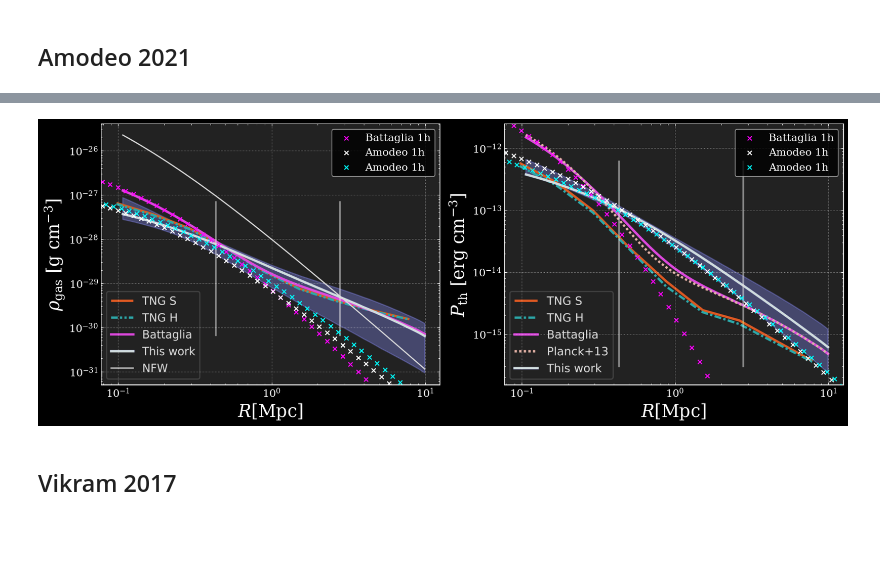
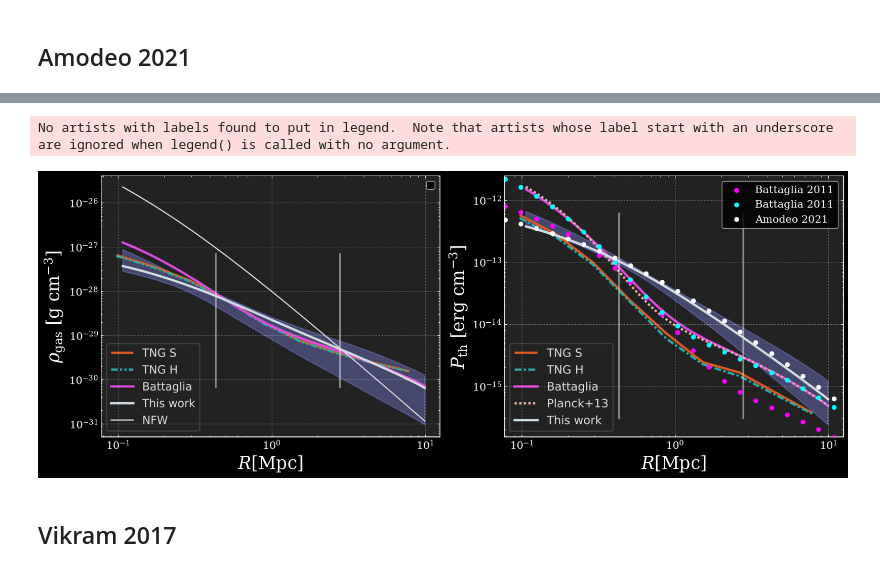
Before and after one commit to chadpopik/CAPPIBARAS, a Jupyter notebook: Models/ProfilesCheck.ipynb, the cells around one changed output, grey strips where cells are left out. Drawn from its saved outputs; the diff is of its cells as text; code cells hidden in the pictures; blank space fills up the shorter version.

```diff
--- a/Models/ProfilesCheck.ipynb
+++ b/Models/ProfilesCheck.ipynb
@@ -557,40 +549,46 @@ pth_av = np.average(pth, weights=p, axis=-1)[:, 0]
-# %%
-importlib.reload(Plots)
-fig, axs = Plots.Amodeo2021().Fig6_row1()
-
-import HaloModels, Profiles
-importlib.reload(Profiles)
-
-xsoff = 0.67
-ysoff = 1
-
-rs, z, logM = np.geomspace(1e-3, 1e2, 100), Profiles.Amodeo2021().z_med, np.round(Profiles.Amodeo2021().logMhMean, 2)
-
-hmod = HaloModels.colossus_model(Profiles.Amodeo2021().info)
-B11 = Profiles.Battaglia2011(rhoc=hmod.rhoc, r200c=hmod.rdel('200c'))
-B16 = Profiles.Battaglia2016({'model':'AGN'}, rhoc=hmod.rhoc, r200c=hmod.rdel('200c'))
-axs[0].scatter(rs*xsoff, B16.dens(rs, z, logM, units='cgs', fixtypo=True)()[:, 0, 0]*ysoff, marker='x', c='magenta', label='Battaglia 1h')
-axs[1].scatter(rs*xsoff, B11.pres(rs, z, logM, units='cgs')()[:, 0, 0]*ysoff, marker='x', c='magenta', label='Battaglia 1h')
-
-xsoff = 0.67
-ysoff = 1
-
-hmod = HaloModels.colossus_model(Profiles.Amodeo2021().info,PlinMod='eisenstein98')
-A21 = Profiles.Amodeo2021({'model':'GNFW'},rhoc=hmod.rhoc, r200c=hmod.rdel('200c'), dndlogm=hmod.dndlogm, bh=hmod.bh, Plin=hmod.Plin)
-axs[0].scatter(rs*xsoff, A21.dens1h(rs, z, logM, units='cgs')()[:, 0, 0]*ysoff, marker='x', c='w', label='Amodeo 1h')
-axs[1].scatter(rs*xsoff, A21.pres1h(rs, z, logM, units='cgs')()[:, 0, 0]*ysoff, marker='x', c='w', label='Amodeo 1h')
-
-axs[0].scatter(rs, rho_av, marker='x', c='cyan', label='Amodeo 1h')
-axs[1].scatter(rs, pth_av, marker='x', c='cyan', label='Amodeo 1h')
-
-
-# axs[0].scatter(rs*0.7, Amodeo21.rho1h(rs, z, logM, units='cgs')()[:, 0, 0]+Amodeo21.rho2h(rs, z, logM)()[:, 0, 0]/0.7**7, c='w', label='Amodeo')
-# axs[1].scatter(rs*0.7, Amodeo21.Pth1h(rs, z, logM, units='cgs')()[:, 0, 0]+Amodeo21.Pth2h(rs, z, logM)()[:, 0, 0]/0.7**7, c='w', label='Amodeo')
-
-axs[0].legend(); axs[1].legend()
-plt.show()
-# %% [output]
-[figure, removed]
+# %%
+importlib.reload(Plots); importlib.reload(Profiles)
+fig, axs = Plots.Amodeo2021().Fig6_row1()
+
+r, z, logM200c = np.geomspace(1e-3, 1e2, 50), Profiles.Amodeo2021().z_med, np.round(Profiles.Amodeo2021().logMhMean, 1)
+
+hmod = HaloModels.colossus_model(Profiles.Amodeo2021().info)
+x = lambda z, logM200c: r*u.Mpc/hmod.rdel('200c')(z, logM200c)
+
+b_cen = np.array([12.27689266, 12.67884686, 13.16053855, 13.69871423])
+p = np.array([4.13431979e-03, 1.31666601e-01, 3.36540698e-01, 8.13760167e-02])
+weight = lambda prof: np.average(prof(b_cen), weights=p, axis=-1)[:, 0]
+
+B11 = Profiles.Battaglia2011(rhoc=hmod.rhoc, r200c=hmod.rdel('200c'))
+B16 = Profiles.Battaglia2016({'model':'AGN'}, rhoc=hmod.rhoc, r200c=hmod.rdel('200c'))
+
+hmod = HaloModels.pyccl_model(Profiles.Amodeo2021().info,PowSpec='LINEAR', Concentration='constant')
+A21 = Profiles.Amodeo2021({'model':'GNFW'},rhoc=hmod.rhoc, r200c=hmod.rdel('200c'), dndlogm=hmod.dndlogm, bh=hmod.bh, Plin=hmod.Plin)
+
+# ptypo = {'beta_A0': B16.p0['beta_A0']-2*B16.p0['gamma']}
+# func = lambda logM200c: B16.Density(r, z, logM200c, units='cgs')(ptypo)+A21.Density2h(r, z, logM200c, units='cgs')
+# axs[0].scatter(x(z, logM200c), weight(func), marker='o', c='magenta', label='Battaglia 2016')
+
+func = lambda logM200c: B11.Pressure(r, z, logM200c, units='cgs')(ptypo)+A21.Pressure2h(r, z, logM200c, units='cgs')
+axs[1].scatter(x(z, logM200c), weight(func)/5, marker='o', c='magenta', label='Battaglia 2011')
+
+
+func = lambda logM200c: B11.Pressure(r/0.7**(5/3), z, logM200c, units='cgs')(ptypo)+A21.Pressure2h(r/0.7**(5/3), z, logM200c, units='cgs')/0.7
+axs[1].scatter(x(z, logM200c), weight(func), marker='o', c='cyan', label='Battaglia 2011')
+
+
+# func = lambda logM200c: A21.Density(r, z, logM200c, units='cgs')()
+# axs[0].scatter(x(z, logM200c), weight(func), marker='o', c='w', label='Amodeo 2021')
+
+func = lambda logM200c: A21.Pressure(r, z, logM200c, units='cgs')()
+axs[1].scatter(x(z, logM200c), weight(func)/2, marker='o', c='w', label='Amodeo 2021')
+
+
+axs[0].legend(); axs[1].legend()
+plt.show()
+# %% [output]
+No artists with labels found to put in legend.  Note that artists whose label start with an underscore are ignored when legend() is called with no argument.
+[figure, added]
 # %% [markdown]
 ## Vikram 2017
 # %%
```
Also changed, not shown: parts of 9 cells of this notebook, 2 other files.
